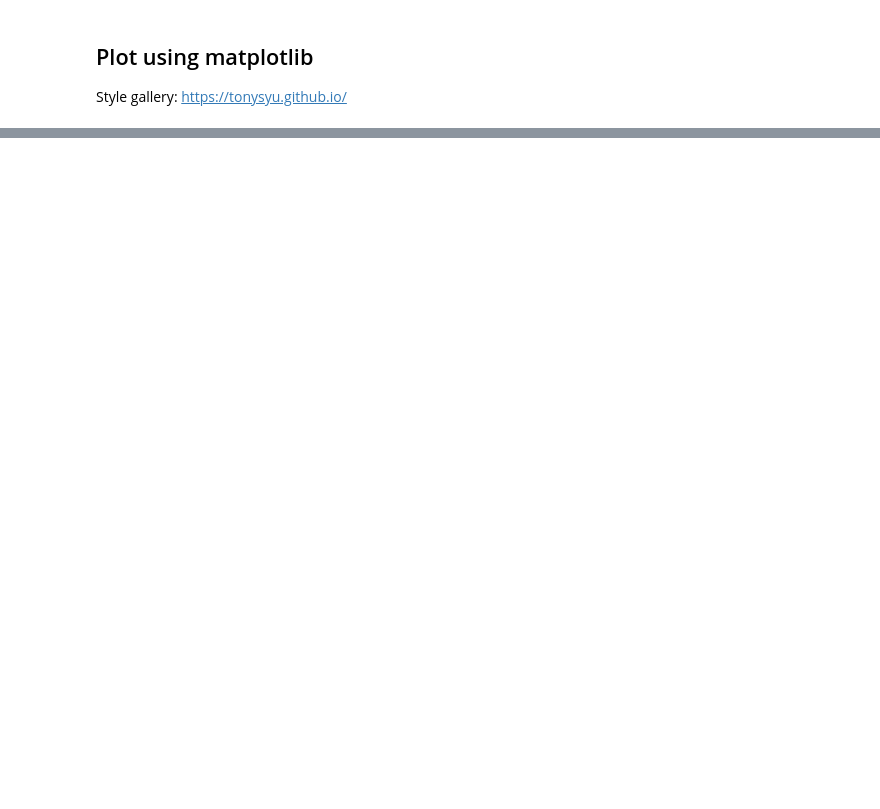
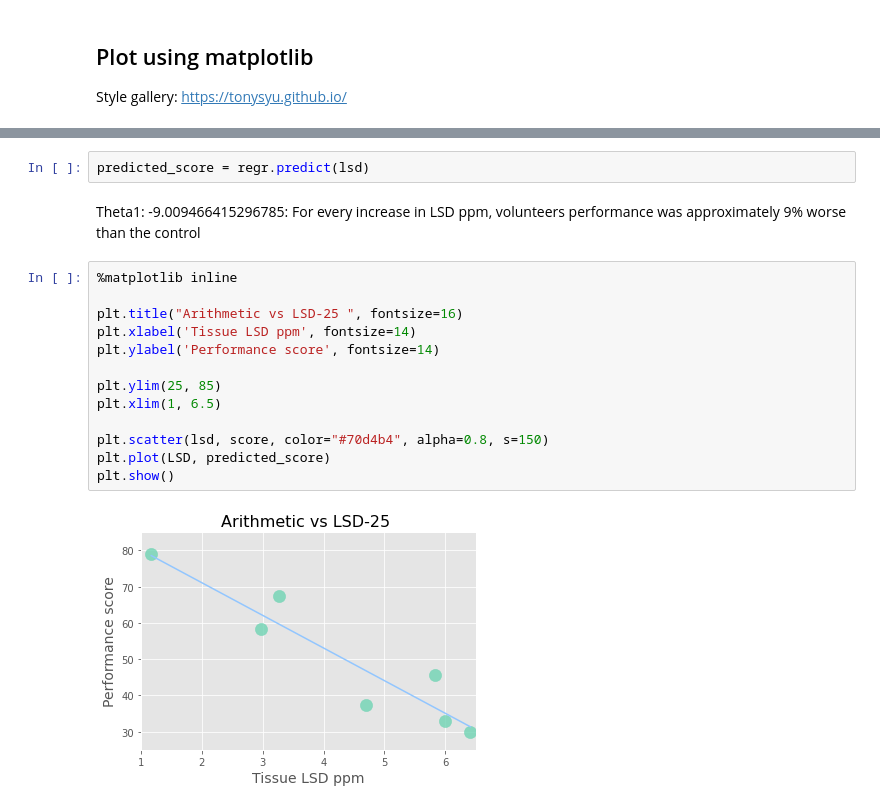
Before and after one commit to anamilanezi/machine-learning-projects, a Jupyter notebook: section-3/02-python-intro.ipynb, the cells around one changed output, grey strips where cells are left out. Saved outputs shown, nothing was run; the diff lists cells and outputs as text; blank space fills up the shorter version.

```diff
--- a/section-3/02-python-intro.ipynb
+++ b/section-3/02-python-intro.ipynb
@@ -246,0 +270,19 @@ plt.show()
+# %%
+predicted_score = regr.predict(lsd)
+# %% [markdown]
+Theta1: -9.009466415296785: For every increase in LSD ppm, volunteers performance was approximately 9% worse than the control
+# %%
+%matplotlib inline
+
+plt.title("Arithmetic vs LSD-25 ", fontsize=16)
+plt.xlabel('Tissue LSD ppm', fontsize=14)
+plt.ylabel('Performance score', fontsize=14)
+
+plt.ylim(25, 85)
+plt.xlim(1, 6.5)
+
+plt.scatter(lsd, score, color="#70d4b4", alpha=0.8, s=150)
+plt.plot(LSD, predicted_score)
+plt.show()
+# %% [output]
+[figure, added]
```
Also changed, not shown: parts of 7 cells of this notebook, 1 other file.
